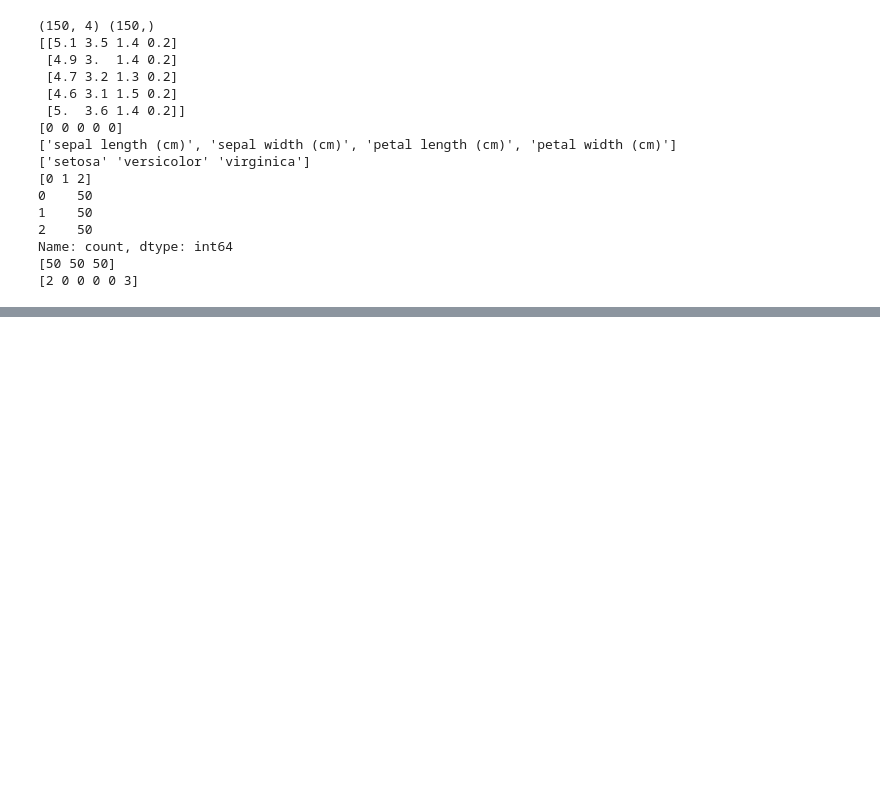
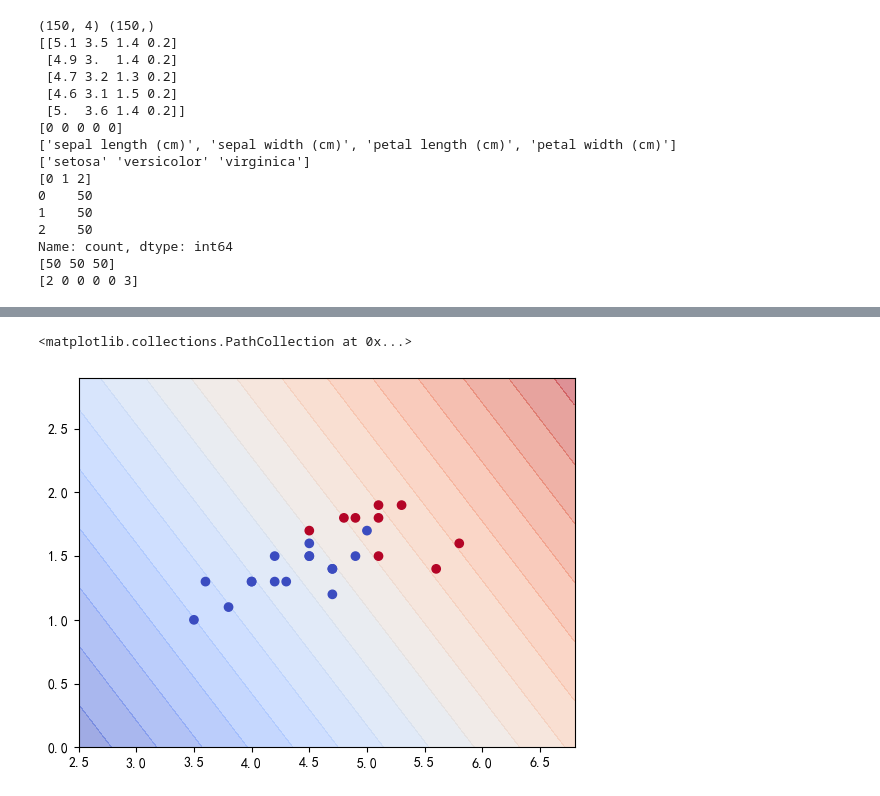
Before and after one commit to dudululv/first-python-project, a Jupyter notebook: 33 12.13/1.ipynb, the cells around one changed output, grey strips where cells are left out. Drawn from its saved outputs; the diff is of its cells as text; code cells hidden in the pictures; blank space fills up the shorter version.

```diff
--- a/33 12.13/1.ipynb
+++ b/33 12.13/1.ipynb
@@ -161,0 +158,6 @@ Text(0, 0.5, '真值/预测值')
+# %%
+DecisionBoundaryDisplay.from_estimator(lr,X_test,response_method='decision_function',grid_resolution=200,cmap=plt.cm.coolwarm,alpha=0.5,levels=20)
+plt.scatter(X_test[:,0],X_test[:,1],c=y_test,cmap=plt.cm.coolwarm)
+# %% [output]
+<matplotlib.collections.PathCollection at 0x...>
+[figure, added]
```
Also changed, not shown: parts of 9 cells of this notebook, 4 other files.
